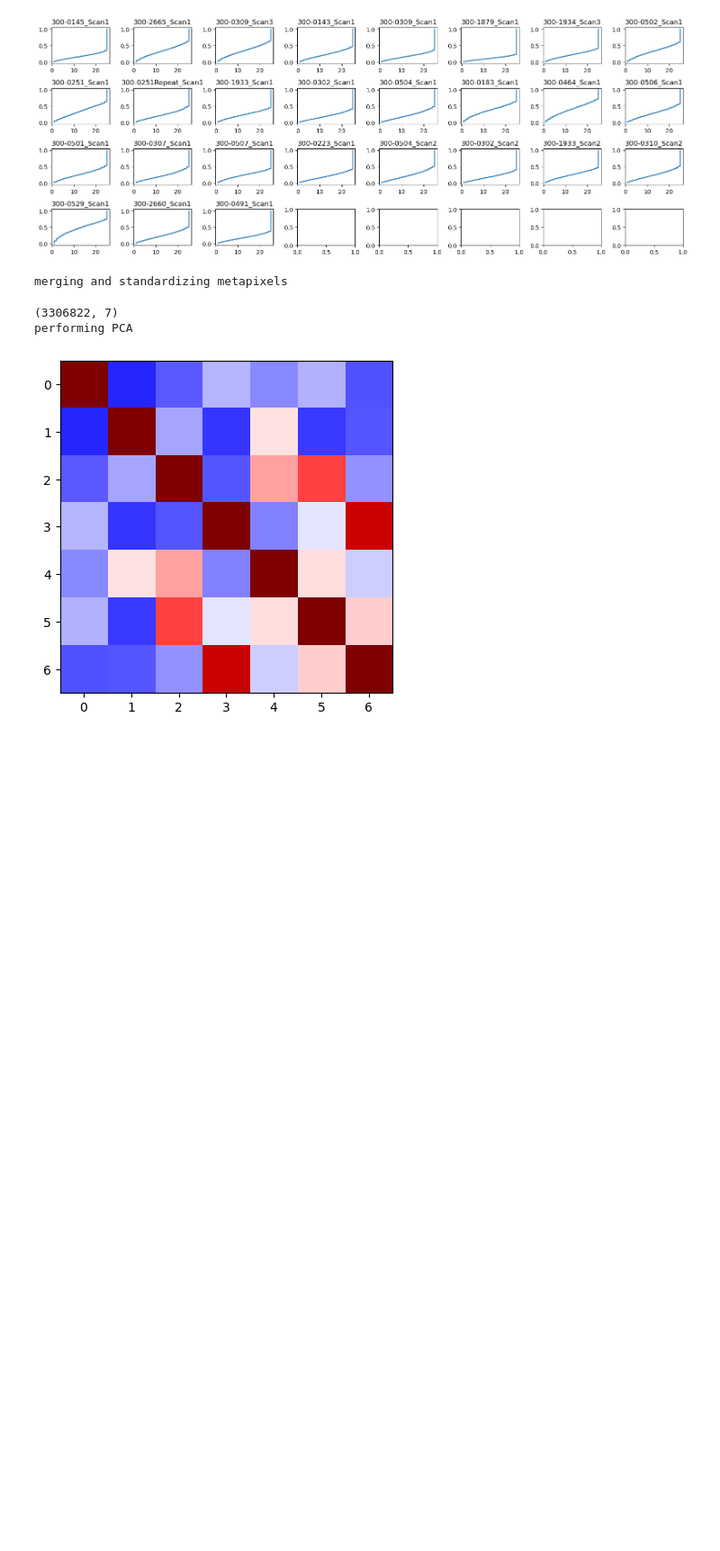
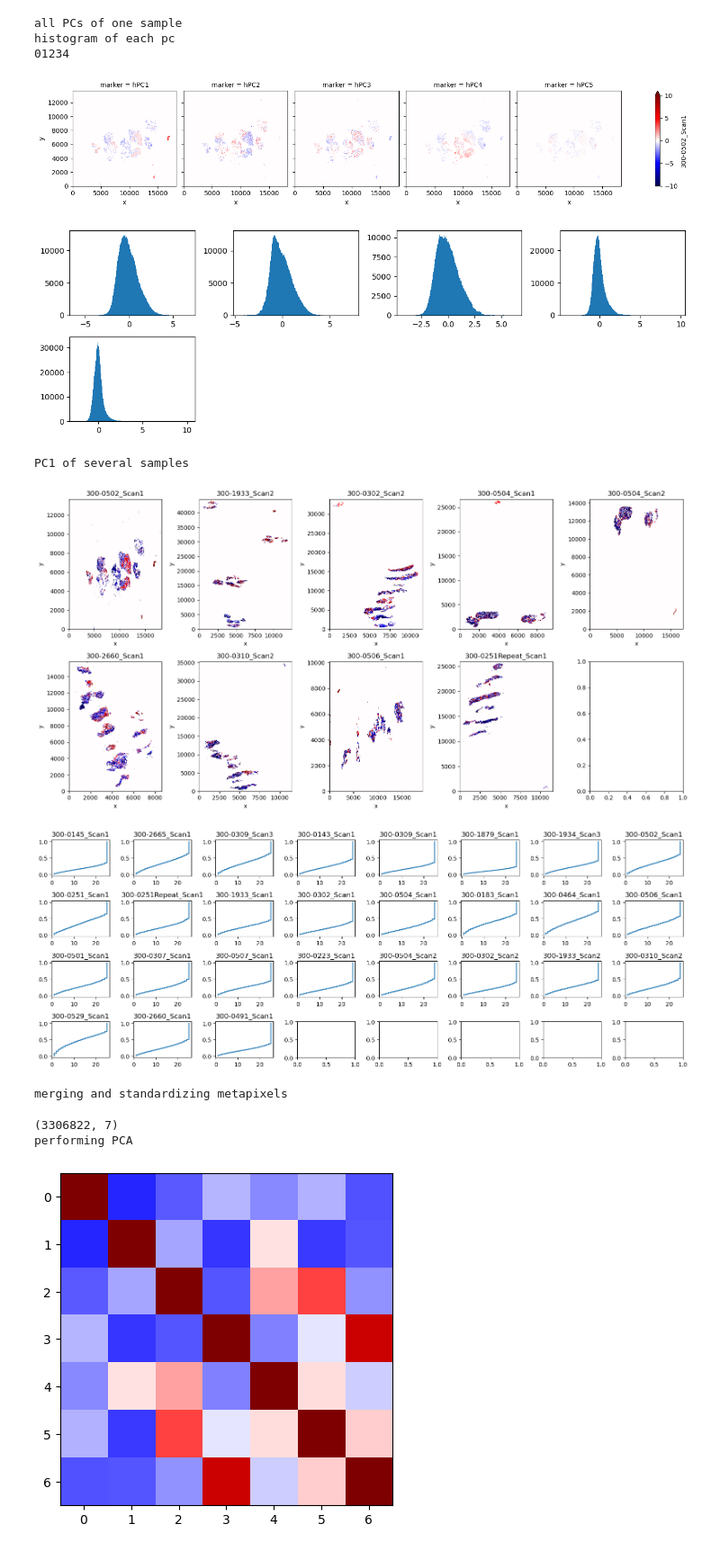
Before and after one commit to yakirr/vimapaper, a Jupyter notebook: RA/RA.1.preprocess.ipynb, the cells around one changed output. Shown at 90% size. Cells and saved outputs as stored; diff of their text form; code cells hidden in the pictures; blank space fills up the shorter version.

```diff
--- a/RA/RA.1.preprocess.ipynb
+++ b/RA/RA.1.preprocess.ipynb
@@ -34,0 +14,18 @@ sids = [f.split('/')[-1].split('.qptiff')[0]
+# %%
+# parameters
+resolution = 10 # desired size of each pixel in microns
+nmetamarkers = 5
+repname = f'pca_k={nmetamarkers}_harmony'
+
+# data location
+rootdir = '../../RA/BHAM-data'
+outdir = f'{rootdir}/{resolution}u/'
+
+# define markers and marker subsets
+markers = ['DAPI', 'CLIC5', 'CD34', 'HLADR', 'CD3', 'CD90', 'CD68', 'AF']
+real_markers = markers[:-1]
+neg_ctrls = markers[-1:]
+
+# define which files we will preprocess
+sids = [f.split('/')[-1].split('.qptiff')[0]
+        for f in glob.glob(f'{rootdir}/_qptiff/*.qptiff')]
@@ -98,3 +129,14 @@ normalizing and writing
+# %%
+# visual sanity checks
+vi.sanity_checks(outdir, repname)
+# %% [output]
+all PCs of one sample
+histogram of each pc
+01234
+[figure, added]
+[figure, added]
+PC1 of several samples
+[figure, added]
 # %%
 # create metapixels for more accurate PCA
 metapixels, npixels = vi.metapixels_allsamples(normeddir, masksdir, sids)
```
Also changed, not shown: parts of 16 cells of this notebook, 2 other files.
